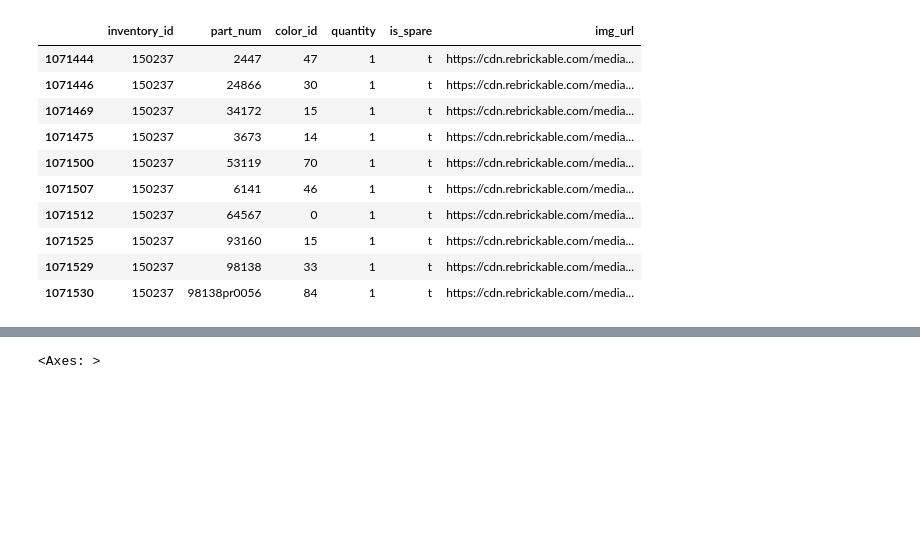
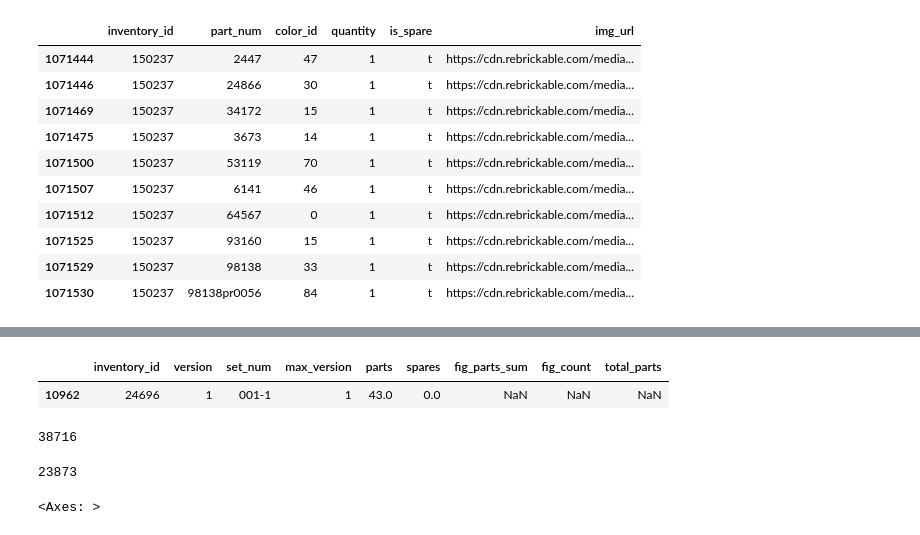
Before and after one commit to katarzynaadamczyk/data_analysis, a Jupyter notebook: lego_bricks/lego_analysis.ipynb, the cells around one changed output, grey strips where cells are left out. Drawn from its saved outputs; the diff is of its cells as text; code cells hidden in the pictures; blank space fills up the shorter version.

```diff
--- a/lego_bricks/lego_analysis.ipynb
+++ b/lego_bricks/lego_analysis.ipynb
@@ -552,3 +488,0 @@ figs_per_inventory.head()
-# %%
-inventories_df = inventories_df.merge(figs_per_inventory, on='inventory_id')
-inventories_df.head()
@@ -561,0 +491,2 @@ inventories_df.head()
+# %%
+inventories_df['total_parts'] = inventories_df['parts'] + inventories_df['fig_parts_sum']
@@ -562,3 +520,16 @@ inventories_df.head()
+# %%
+inventories_df[inventories_df['set_num'] == '0011-3']
+# %% [output]
+|  | inventory_id | version | set_num | max_version | parts | spares | fig_parts_sum | fig_count | total_parts |
+| 10962 | 24696 | 1 | 001-1 | 1 | 43.0 | 0.0 | NaN | NaN | NaN |
+# %%
+len(set(inventories_df['set_num']))
+# %% [output]
+38716
+# %%
+len(set(sets_table['set_num']))
+# %% [output]
+23873
 # %%
 sns.heatmap(inventories_df[['parts', 'spares', 'fig_parts_sum', 'fig_count']].corr())
 # %% [output]
```
Also changed, not shown: parts of 29 cells of this notebook.
